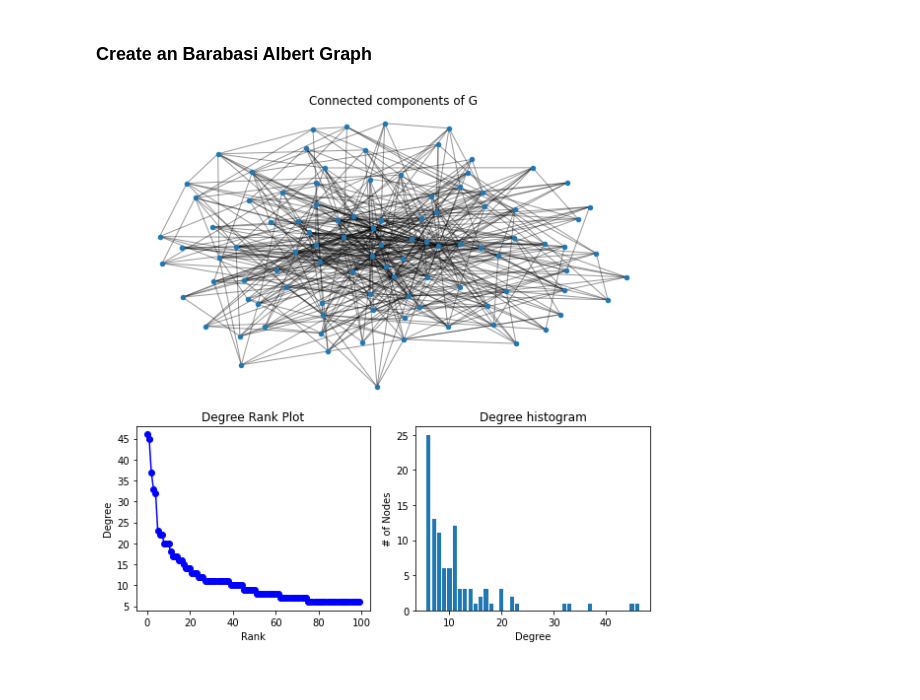
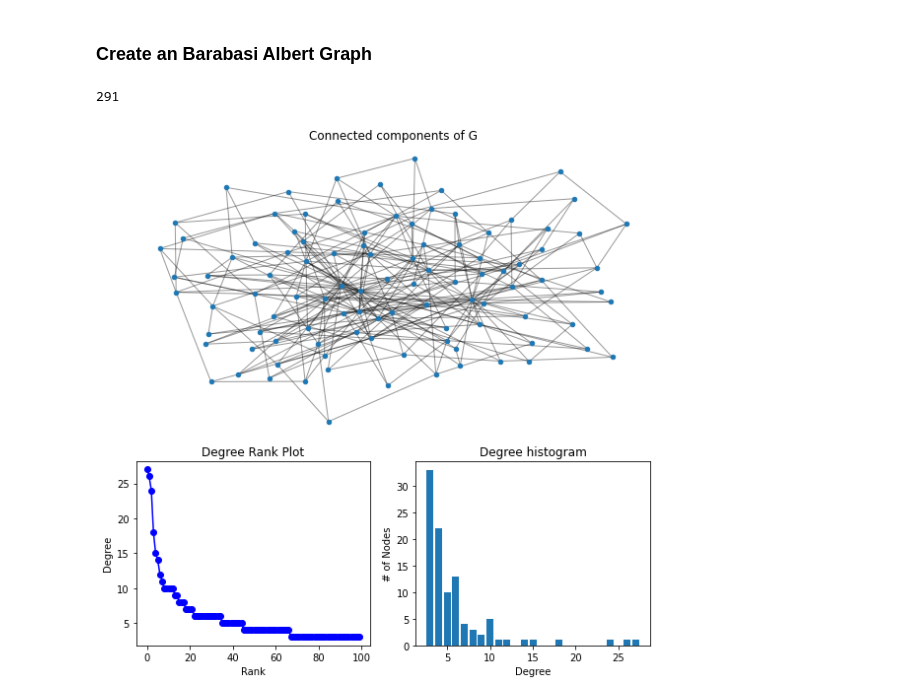
Before and after one commit to gatto/ds-network-analysis, a Jupyter notebook: py/Part_2_Network_Analysis.ipynb, the cells around one changed output. Saved outputs shown, nothing was run; the diff lists cells and outputs as text; code cells hidden in the pictures.

```diff
--- a/py/Part_2_Network_Analysis.ipynb
+++ b/py/Part_2_Network_Analysis.ipynb
@@ -186,36 +230,40 @@ plt.show()
 # %% [markdown]
 ### Create an Barabasi Albert Graph
 # %%
-ba = nx.barabasi_albert_graph(n = 100, m =6 , seed = 21)
+ba = nx.barabasi_albert_graph(n = G.number_of_nodes(), m =3 , seed = 21)
+# %%
+ba.number_of_edges()
+# %% [output]
+291
 # %%
-degree_sequence = sorted((d for n, d in ba.degree()), reverse=True)
-dmax = max(degree_sequence)
+degree_sequence_b = sorted((d for n, d in ba.degree()), reverse=True)
+dmax = max(degree_sequence_b)
 
 fig = plt.figure("Degree of a random graph", figsize=(8, 8))
 # Create a gridspec for adding subplots of different sizes
 axgrid = fig.add_gridspec(5, 4)
 
 ax0 = fig.add_subplot(axgrid[0:3, :])
 Gcc_b = ba.subgraph(sorted(nx.connected_components(ba), key=len, reverse=True)[0])
-pos = nx.spring_layout(Gcc_b, seed=10396953)
-nx.draw_networkx_nodes(Gcc_b, pos, ax=ax0, node_size=20)
-nx.draw_networkx_edges(Gcc_b, pos, ax=ax0, alpha=0.4)
+pos_b = nx.spring_layout(Gcc_b, seed=10396953)
+nx.draw_networkx_nodes(Gcc_b, pos_b, ax=ax0, node_size=20)
+nx.draw_networkx_edges(Gcc_b, pos_b, ax=ax0, alpha=0.4)
 ax0.set_title("Connected components of G")
 ax0.set_axis_off()
 
 ax1 = fig.add_subplot(axgrid[3:, :2])
-ax1.plot(degree_sequence, "b-", marker="o")
+ax1.plot(degree_sequence_b, "b-", marker="o")
 ax1.set_title("Degree Rank Plot")
 ax1.set_ylabel("Degree")
 ax1.set_xlabel("Rank")
 
 ax2 = fig.add_subplot(axgrid[3:, 2:])
-ax2.bar(*np.unique(degree_sequence, return_counts=True))
+ax2.bar(*np.unique(degree_sequence_b, return_counts=True))
 ax2.set_title("Degree histogram")
 ax2.set_xlabel("Degree")
 ax2.set_ylabel("# of Nodes")
 
 fig.tight_layout()
 plt.show()
 # %% [output]
-[figure, old version]
+[figure, new version]
```
Also changed, not shown: parts of 42 cells of this notebook, 1 other file.
